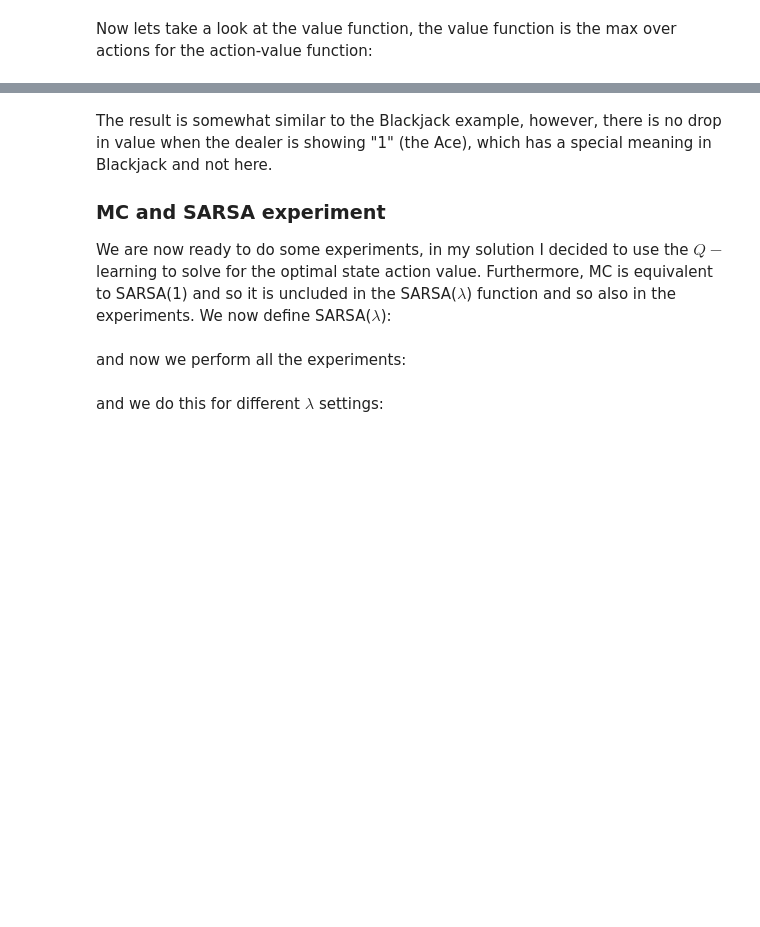
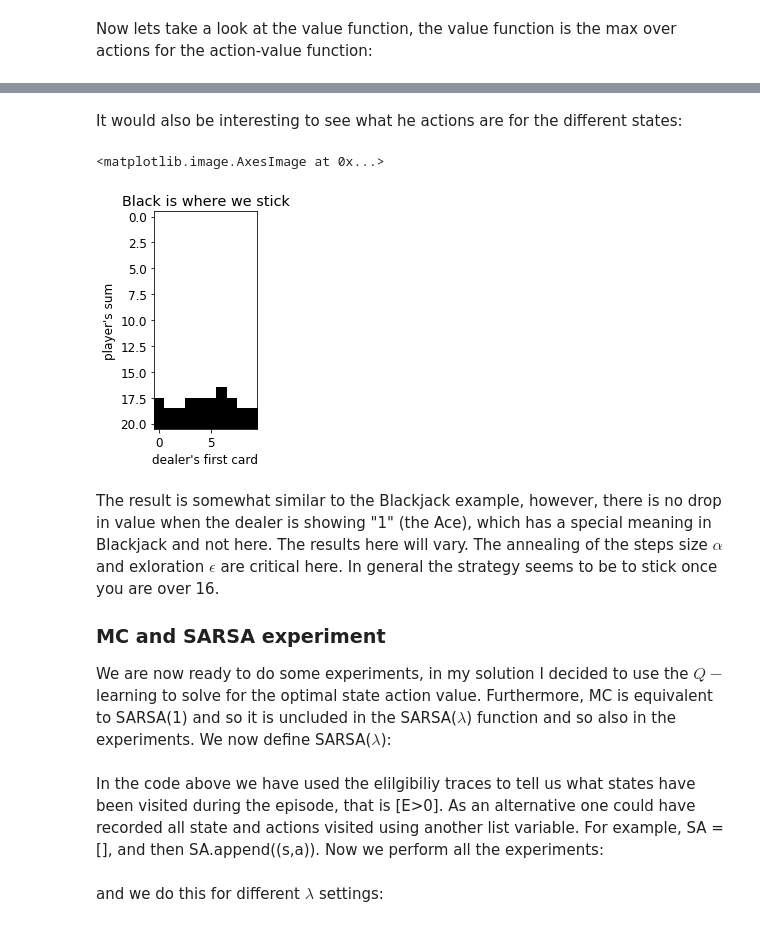
Before and after one commit to tprunarsson/Reiknigreind2018, a Jupyter notebook: peasy21.ipynb, the cells around one changed output, grey strips where cells are left out. Saved outputs shown, nothing was run; the diff lists cells and outputs as text; code cells hidden in the pictures; blank space fills up the shorter version.

```diff
--- a/peasy21.ipynb
+++ b/peasy21.ipynb
@@ -108,6 +109,17 @@ Text(0.5, 0.92, 'probability of winning')
+# %% [markdown]
+It would also be interesting to see what he actions are for the different states:
+# %%
+A = np.argmax(Qoptimal, axis = 2)
+plt.ylabel("player's sum")
+plt.xlabel("dealer's first card")
+plt.title("Black is where we stick")
+plt.imshow(1-A[1:,1:], cmap="gray")
+# %% [output]
+<matplotlib.image.AxesImage at 0x...>
+[figure, added]
 # %% [markdown]
 
-The result is somewhat similar to the Blackjack example, however, there is no drop in value when the dealer is showing "1" (the Ace), which has a special meaning in Blackjack and not here.
+The result is somewhat similar to the Blackjack example, however, there is no drop in value when the dealer is showing "1" (the Ace), which has a special meaning in Blackjack and not here. The results here will vary. The annealing of the steps size $\alpha$ and exloration $\epsilon$ are critical here. In general the strategy seems to be to stick once you are over 16.
 
 ### MC  and SARSA experiment
 
@@ -141,8 +153,8 @@ def playEasy21sarsa(Q, N, lam):
     delta = r + gamma * 0 - Q[s[0],s[1],a]
     E[s[0],s[1],a] +=  1
     Q[E > 0] = Q[E > 0] + delta * E[E > 0] * (1/N[E > 0])
-# %% [markdown]
-and now we perform all the experiments:
+# %% [markdown]
+In the code above we have used the elilgibiliy traces to tell us what states have been visited during the episode, that is [E>0]. As an alternative one could have recorded all state and actions visited using another list variable. For example, SA = [], and then SA.append((s,a)). Now we perform all the experiments:
 # %%
 def experiment(lam):
     mse = np.zeros((lam.size,1000))
```
Also changed, not shown: parts of 6 cells of this notebook.
